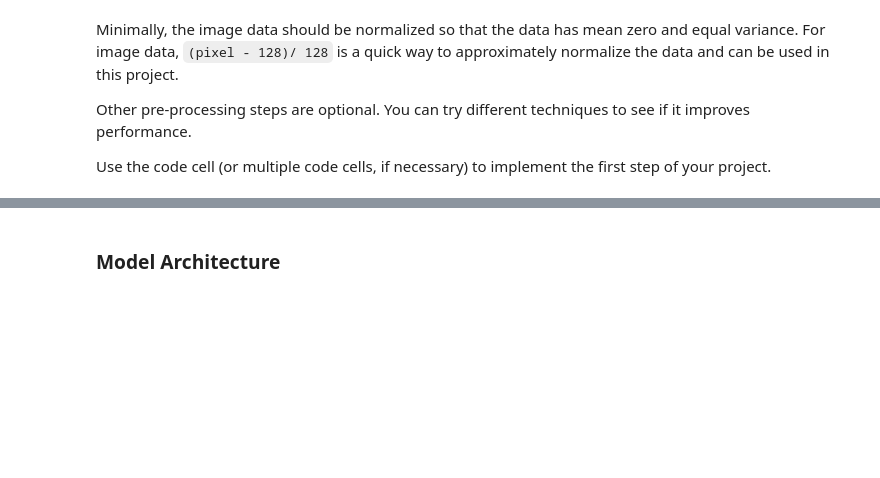
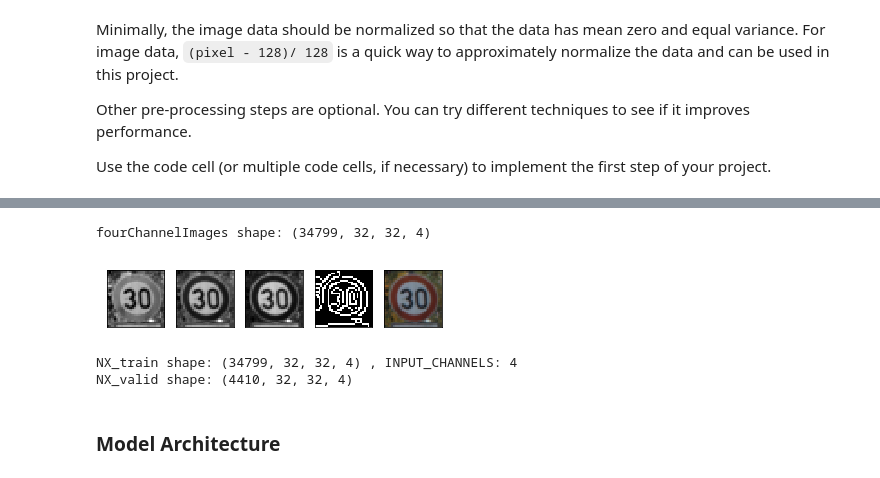
Before and after one commit to autohandle/TrafficSignClassifierProject, a Jupyter notebook: Traffic_Sign_Classifier.ipynb, the cells around one changed output, grey strips where cells are left out. Saved outputs shown, nothing was run; the diff lists cells and outputs as text; code cells hidden in the pictures; blank space fills up the shorter version.

```diff
--- a/Traffic_Sign_Classifier.ipynb
+++ b/Traffic_Sign_Classifier.ipynb
@@ -173,3 +220,14 @@ Use the code cell (or multiple code cells, if necessary) to implement the first
 ### Preprocess the data here. It is required to normalize the data. Other preprocessing steps could include
 ### converting to grayscale, etc.
 ### Feel free to use as many code cells as needed.
+
+def normalize(image):
+    normalizedImage = np.ndarray(image.shape, np.float)
+    #print ("image:", image)
+    normalizedImage[:,:,:,0:image.shape[3]] = (image[:,:,:,0:image.shape[3]].astype(float)-128.)/128.
+    return normalizedImage
+
+#print ("X_train[0]:", X_train[0])
+N_train=normalize(X_train)
+#print ("N_train[0]:", N_train[0])
+print ("N_trail.shape;", N_train.shape, ", N_train[0] mean:", np.mean(N_train[0]), ", N_train[0] variance:", np.var(N_train[0]) )
@@ -175,0 +335,39 @@ Use the code cell (or multiple code cells, if necessary) to implement the first
+# %%
+def addCannyChannel(images):
+    #print("images shape:", images.shape)
+    numberOfImages=images.shape[0]
+    fourChannels=np.ndarray([numberOfImages,32,32,4], dtype=np.uint8)
+    fourChannels[:,:,:,0:3]=images[:,:,:,:]
+    for imageNumber in range(numberOfImages):
+        grayscaleImage=convertToGrayscale(images[imageNumber])
+        cannyEdges=findCannyEdges(grayscaleImage, 0, 255)
+        fourChannels[imageNumber,:,:,3]=cannyEdges
+    return fourChannels
+
+fourChannelImages=addCannyChannel(X_train)
+print("fourChannelImages shape:",fourChannelImages.shape)
+plt.figure(1)
+plt.subplot(1,5,1, xticks=[], yticks=[])
+plt.imshow(fourChannelImages[randomIndex,:,:,0], cmap='gray')
+plt.subplot(1,5,2, xticks=[], yticks=[])
+plt.imshow(fourChannelImages[randomIndex,:,:,1], cmap='gray')
+plt.subplot(1,5,3, xticks=[], yticks=[])
+plt.imshow(fourChannelImages[randomIndex,:,:,2], cmap='gray')
+plt.subplot(1,5,4, xticks=[], yticks=[])
+plt.imshow(fourChannelImages[randomIndex,:,:,3], cmap='gray')
+plt.subplot(1,5,5, xticks=[], yticks=[])
+plt.imshow(fourChannelImages[randomIndex,:,:,0:3])
+plt.show()
+
+#X_train=fourChannelImages
+NX_train=normalize(fourChannelImages)
+INPUT_CHANNELS=len(NX_train.shape)
+print("NX_train shape:",NX_train.shape,", INPUT_CHANNELS:", INPUT_CHANNELS)
+
+NX_valid=normalize(addCannyChannel(X_valid))
+print("NX_valid shape:", NX_valid.shape)
+# %% [output]
+fourChannelImages shape: (34799, 32, 32, 4)
+[figure, added]
+NX_train shape: (34799, 32, 32, 4) , INPUT_CHANNELS: 4
+NX_valid shape: (4410, 32, 32, 4)
```
Also changed, not shown: parts of 21 cells of this notebook.
